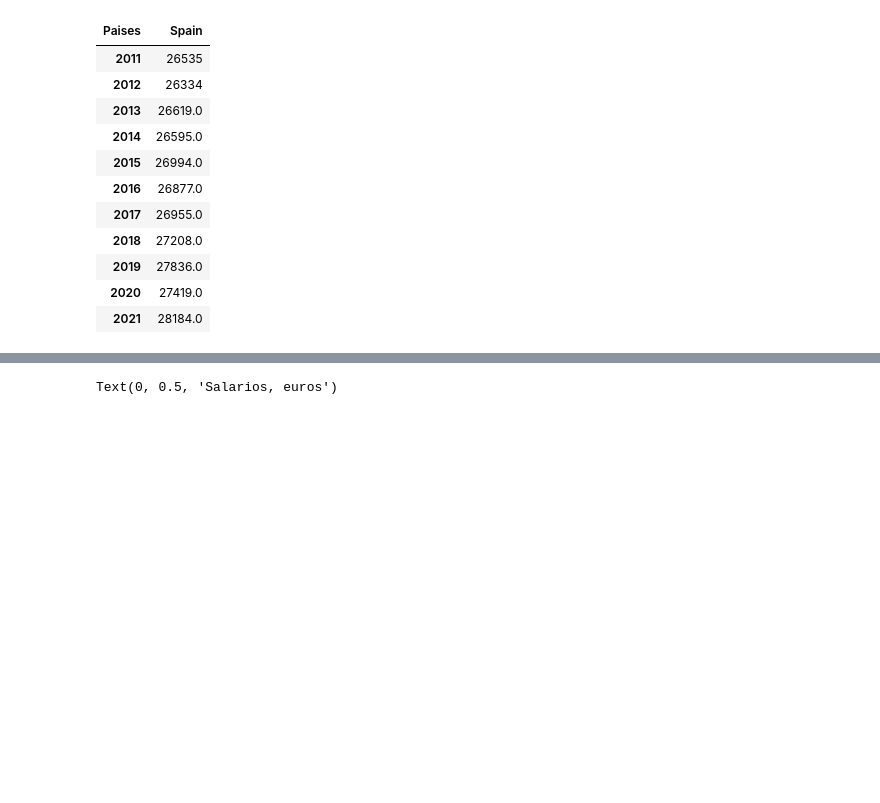
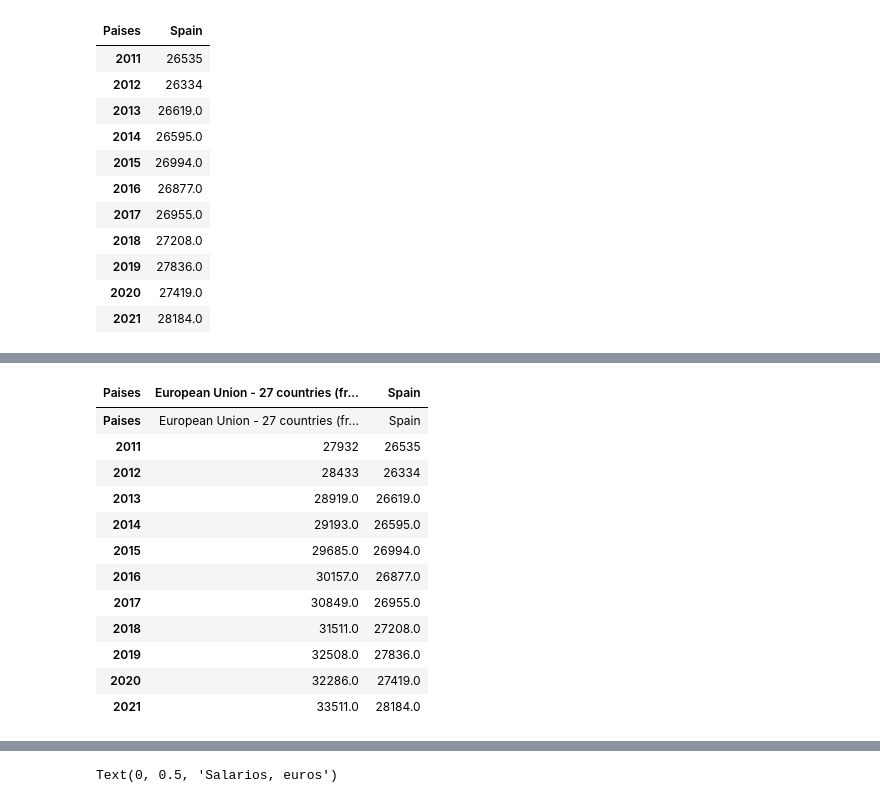
Before and after one commit to Lean788/EDA_vivienda_joven, a Jupyter notebook: src/Notebooks/analisis/analisis_jovenes.ipynb, the cells around one changed output, grey strips where cells are left out. Saved outputs shown, nothing was run; the diff lists cells and outputs as text; code cells hidden in the pictures; blank space fills up the shorter version.

```diff
--- a/src/Notebooks/analisis/analisis_jovenes.ipynb
+++ b/src/Notebooks/analisis/analisis_jovenes.ipynb
@@ -176,0 +191,16 @@ salarios_spain
+# %%
+EU_Spain
+# %% [output]
+| Paises | European Union - 27 countries (fr... | Spain |
+| Paises | European Union - 27 countries (fr... | Spain |
+| 2011 | 27932 | 26535 |
+| 2012 | 28433 | 26334 |
+| 2013 | 28919.0 | 26619.0 |
+| 2014 | 29193.0 | 26595.0 |
+| 2015 | 29685.0 | 26994.0 |
+| 2016 | 30157.0 | 26877.0 |
+| 2017 | 30849.0 | 26955.0 |
+| 2018 | 31511.0 | 27208.0 |
+| 2019 | 32508.0 | 27836.0 |
+| 2020 | 32286.0 | 27419.0 |
+| 2021 | 33511.0 | 28184.0 |
```
Also changed, not shown: parts of 10 cells of this notebook, 1 other file.
